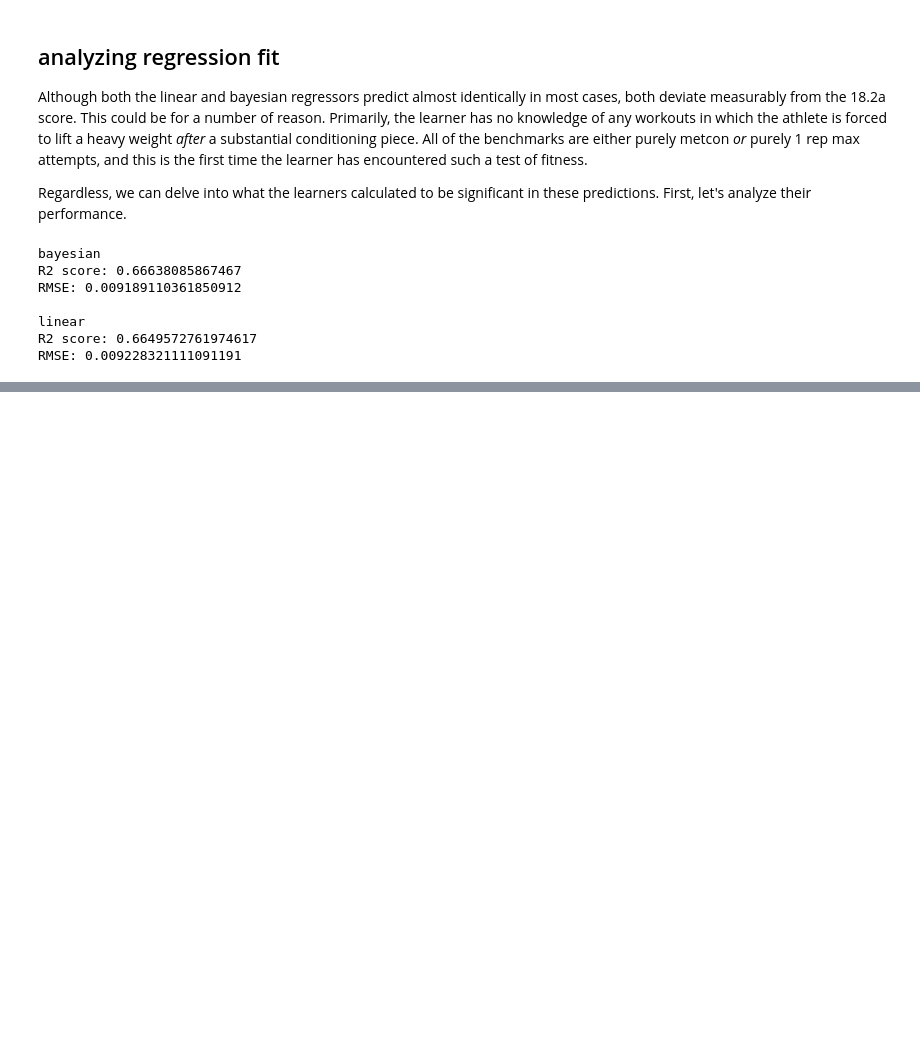
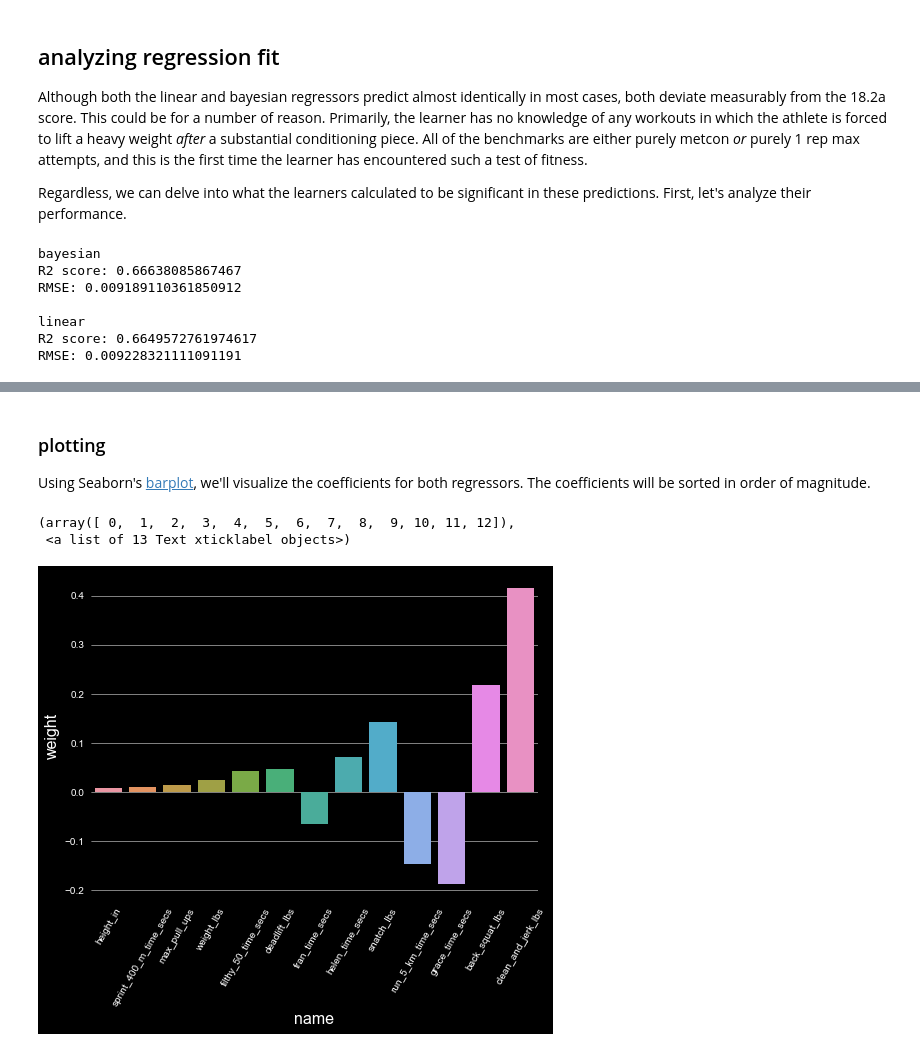
Before and after one commit to zfreedman/crossfit_open_2018, a Jupyter notebook: learning/open_bayesian_regression.ipynb, the cells around one changed output, grey strips where cells are left out. Saved outputs shown, nothing was run; the diff lists cells and outputs as text; code cells hidden in the pictures; blank space fills up the shorter version.

Commit message:
feat: Bar plotted the coefficients for the linear/bayesian learners

```diff
--- a/learning/open_bayesian_regression.ipynb
+++ b/learning/open_bayesian_regression.ipynb
@@ -1159,0 +1176,5 @@ Analyziing the R2 specifically, it seems as though only 50% of the variation in
+# %%
+#tuple-izing coefficients with their labels
+lr_coeffs = [(lr182a.coef_[i], x_train.columns[i]) for i in range(len(lr182a.coef_))]
+br_coeffs = [(br182a.coef_[i], x_train.columns[i]) for i in range(len(br182a.coef_))]
+br_coeffs
@@ -1159,0 +1195,5 @@ Analyziing the R2 specifically, it seems as though only 50% of the variation in
+# %%
+#sorting based on coefficient magnitude
+lr_coeffs.sort(key=lambda tup: abs(tup[0]))
+br_coeffs.sort(key=lambda tup: abs(tup[0]))
+br_coeffs
@@ -1159,0 +1214,12 @@ Analyziing the R2 specifically, it seems as though only 50% of the variation in
+# %% [markdown]
+### plotting
+Using Seaborn's [barplot](https://seaborn.pydata.org/generated/seaborn.barplot.html), we'll visualize the coefficients for both regressors. The coefficients will be sorted in order of magnitude.
+# %%
+lr_coeff_df = pd.DataFrame(lr_coeffs, columns=["weight", "name"])
+lr_coeff_df
+sb.barplot(x="name", y="weight", data=lr_coeff_df)
+plt.xticks(rotation=60)
+# %% [output]
+(array([ 0,  1,  2,  3,  4,  5,  6,  7,  8,  9, 10, 11, 12]),
+ <a list of 13 Text xticklabel objects>)
+[figure, added]
```
Also changed, not shown: parts of 11 cells of this notebook.
